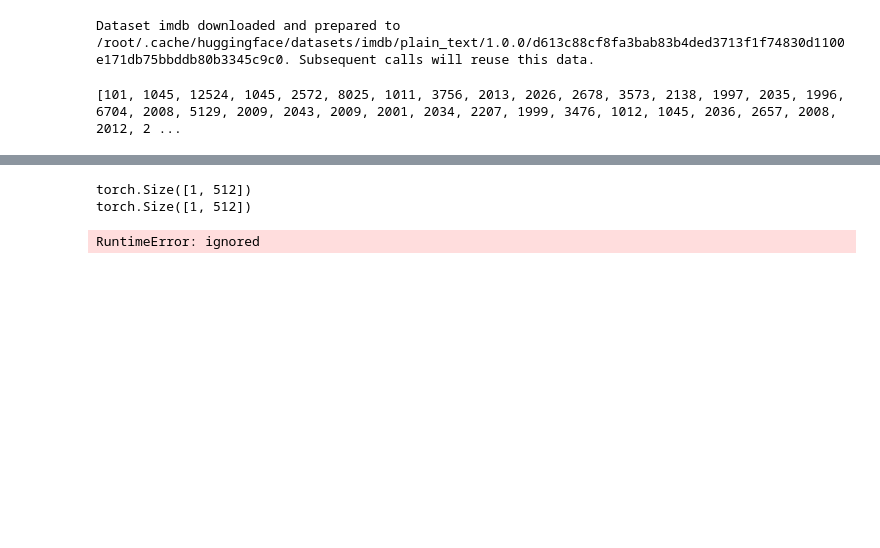
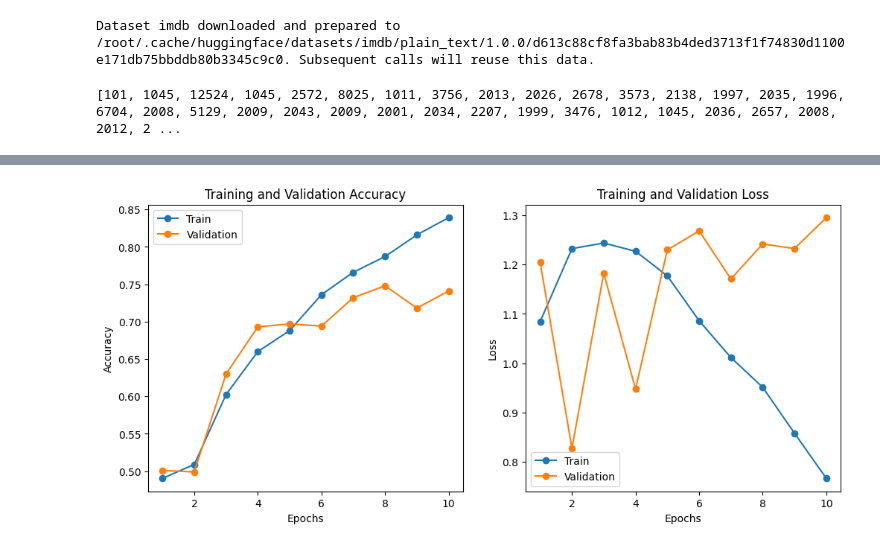
Before and after one commit to blindTissue/NLP-Project, a Jupyter notebook: custom_bert_attempt.ipynb, the cells around one changed output, grey strips where cells are left out. Drawn from its saved outputs; the diff is of its cells as text; code cells hidden in the pictures; blank space fills up the shorter version.

```diff
--- a/custom_bert_attempt.ipynb
+++ b/custom_bert_attempt.ipynb
@@ -293,21 +471,35 @@ def train_epoch(model, data_loader, loss_fn, optimizer, device, scheduler, n_exa
-# %%
-loss_fn = nn.BCEWithLogitsLoss().to(device)
-lr_scheduler = get_scheduler(
-    "linear",
-    optimizer=optimizer,
-    num_warmup_steps=0,
-    num_training_steps=num_training_steps
-)
-train_acc, train_loss = train_epoch(
-        model,
-        train_dataloader,
-        loss_fn,
-        optimizer,
-        device,
-        lr_scheduler,
-        len(train_dataset)
-    )
-# %% [output]
-torch.Size([1, 512])
-torch.Size([1, 512])
-RuntimeError: ignored
+# %%
+import matplotlib.pyplot as plt
+
+def plot_metrics(history):
+    train_accuracies = history['train_accuracies']
+    train_losses = history['train_losses']
+    val_accuracies = history['val_accuracies']
+    val_losses = history['val_losses']
+    epochs = range(1, len(train_accuracies) + 1)
+
+    plt.figure(figsize=(12, 5))
+
+    # Plot accuracies
+    plt.subplot(1, 2, 1)
+    plt.plot(epochs, train_accuracies, label='Train', marker='o')
+    plt.plot(epochs, val_accuracies, label='Validation', marker='o')
+    plt.xlabel('Epochs')
+    plt.ylabel('Accuracy')
+    plt.legend()
+    plt.title('Training and Validation Accuracy')
+
+    # Plot losses
+    plt.subplot(1, 2, 2)
+    plt.plot(epochs, train_losses, label='Train', marker='o')
+    plt.plot(epochs, val_losses, label='Validation', marker='o')
+    plt.xlabel('Epochs')
+    plt.ylabel('Loss')
+    plt.legend()
+    plt.title('Training and Validation Loss')
+
+    plt.show()
+# %%
+plot_metrics(history)
+# %% [output]
+[figure, added]
```
Also changed, not shown: parts of 14 cells of this notebook.
